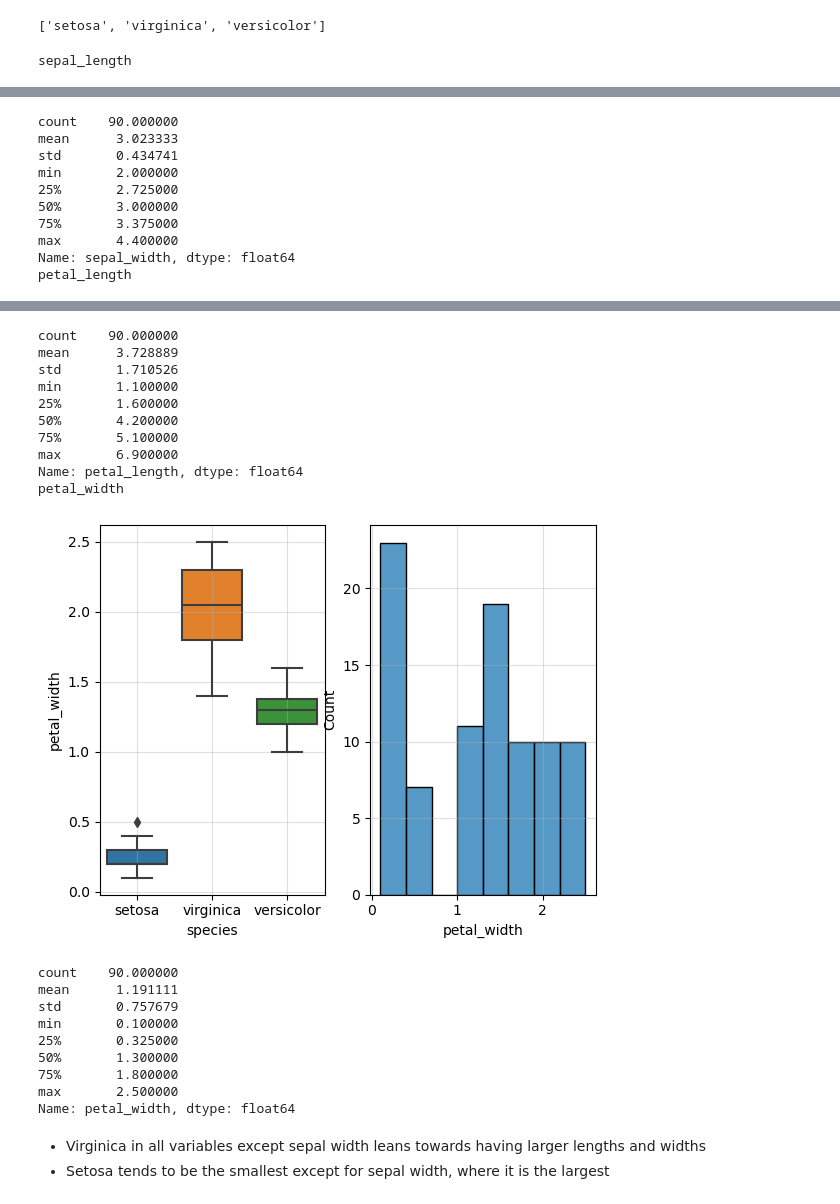
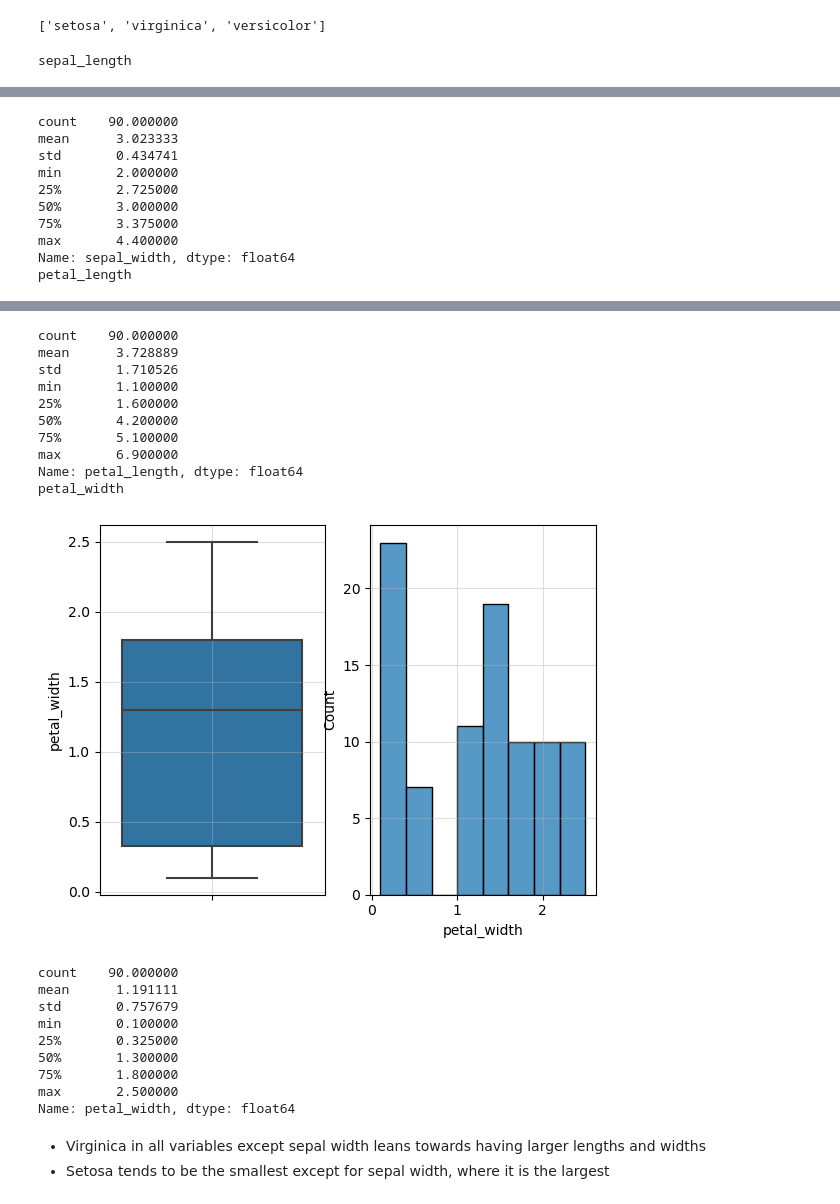
Before and after one commit to Michael-Nelson361/classification-exercises, a Jupyter notebook: explore.ipynb, the cells around one changed output, grey strips where cells are left out. Cells and saved outputs as stored; diff of their text form; code cells hidden in the pictures.

```diff
--- a/explore.ipynb
+++ b/explore.ipynb
@@ -99,7 +99,7 @@ species
 for col in con_col:
     print(col)
     plt.subplot(1,2,1)
-    sns.boxplot(data=train_iris,y=col,x='species')
+    sns.boxplot(data=train_iris,y=col)
     plt.grid(alpha=0.4)
 
     plt.subplot(1,2,2)
@@ -137,14 +137,14 @@ petal_length
 count    90.000000
 mean      3.728889
 std       1.710526
 min       1.100000
 25%       1.600000
 50%       4.200000
 75%       5.100000
 max       6.900000
 Name: petal_length, dtype: float64
 petal_width
-[figure, old version]
+[figure, new version]
 count    90.000000
 mean      1.191111
 std       0.757679
```
Also changed, not shown: parts of 19 cells of this notebook.
